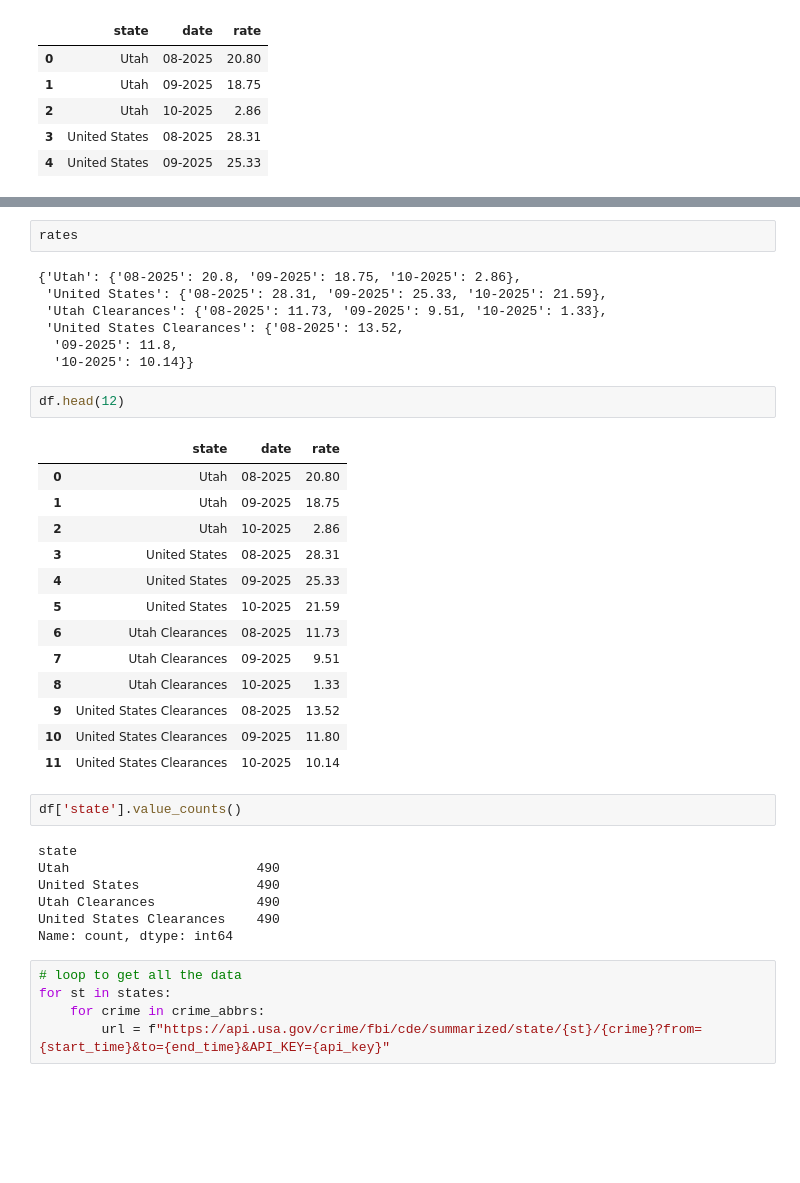
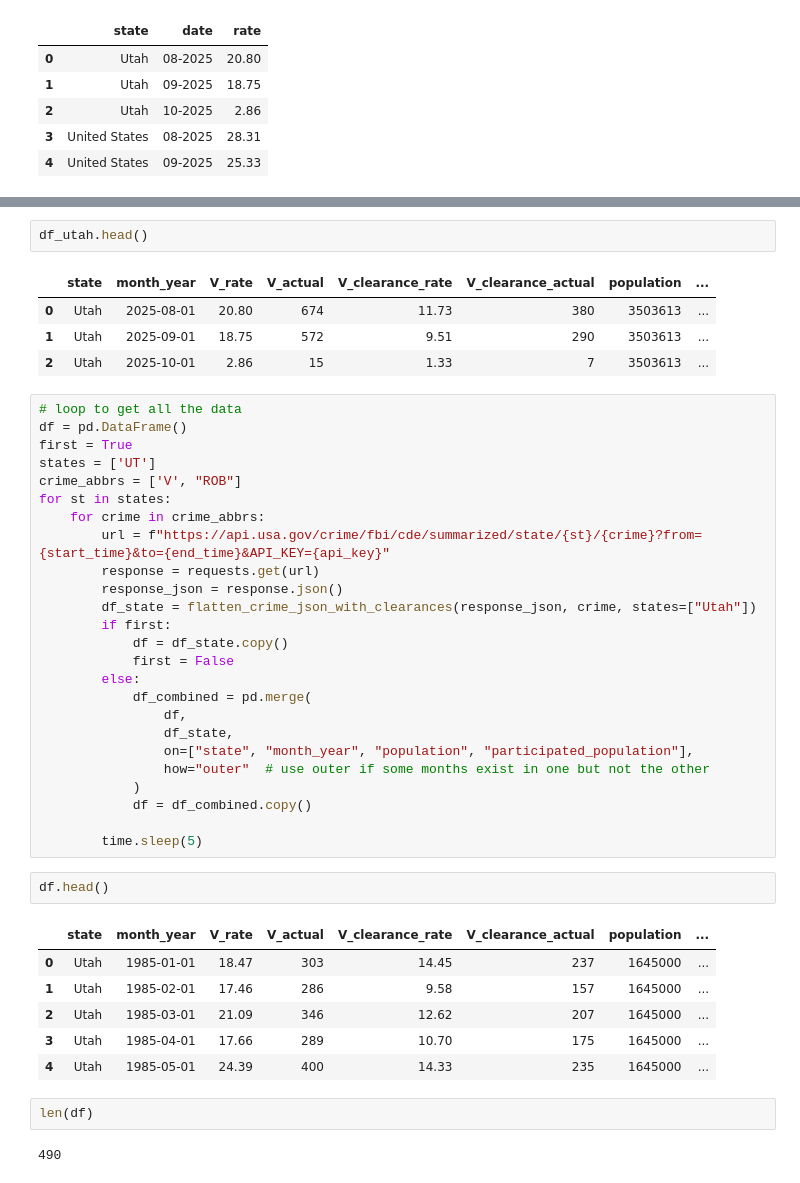
Before and after one commit to ThatTwoDude/Stat386_FinalProject_Streamlit_copy, a Jupyter notebook: GetFBIData.ipynb, the cells around one changed output, grey strips where cells are left out. Cells and saved outputs as stored; diff of their text form; blank space fills up the shorter version.

Commit message:
one state summarized data

```diff
--- a/GetFBIData.ipynb
+++ b/GetFBIData.ipynb
@@ -90,39 +143,45 @@ df.head()
 # %%
-rates
+df_utah.head()
 # %% [output]
-{'Utah': {'08-2025': 20.8, '09-2025': 18.75, '10-2025': 2.86},
- 'United States': {'08-2025': 28.31, '09-2025': 25.33, '10-2025': 21.59},
- 'Utah Clearances': {'08-2025': 11.73, '09-2025': 9.51, '10-2025': 1.33},
- 'United States Clearances': {'08-2025': 13.52,
-  '09-2025': 11.8,
-  '10-2025': 10.14}}
+|  | state | month_year | V_rate | V_actual | V_clearance_rate | V_clearance_actual | population | ... |
+| 0 | Utah | 2025-08-01 | 20.80 | 674 | 11.73 | 380 | 3503613 | ... |
+| 1 | Utah | 2025-09-01 | 18.75 | 572 | 9.51 | 290 | 3503613 | ... |
+| 2 | Utah | 2025-10-01 | 2.86 | 15 | 1.33 | 7 | 3503613 | ... |
-# %%
-df.head(12)
-# %% [output]
-|  | state | date | rate |
-| 0 | Utah | 08-2025 | 20.80 |
-| 1 | Utah | 09-2025 | 18.75 |
-| 2 | Utah | 10-2025 | 2.86 |
-| 3 | United States | 08-2025 | 28.31 |
-| 4 | United States | 09-2025 | 25.33 |
-| 5 | United States | 10-2025 | 21.59 |
-| 6 | Utah Clearances | 08-2025 | 11.73 |
-| 7 | Utah Clearances | 09-2025 | 9.51 |
-| 8 | Utah Clearances | 10-2025 | 1.33 |
-| 9 | United States Clearances | 08-2025 | 13.52 |
-| 10 | United States Clearances | 09-2025 | 11.80 |
-| 11 | United States Clearances | 10-2025 | 10.14 |
-# %%
-df['state'].value_counts()
-# %% [output]
-state
-Utah                        490
-United States               490
-Utah Clearances             490
-United States Clearances    490
-Name: count, dtype: int64
 # %%
 # loop to get all the data
+df = pd.DataFrame()
+first = True
+states = ['UT']
+crime_abbrs = ['V', "ROB"]
 for st in states:
     for crime in crime_abbrs:
         url = f"https://api.usa.gov/crime/fbi/cde/summarized/state/{st}/{crime}?from={start_time}&to={end_time}&API_KEY={api_key}"
+        response = requests.get(url)
+        response_json = response.json()
+        df_state = flatten_crime_json_with_clearances(response_json, crime, states=["Utah"])
+        if first:
+            df = df_state.copy()
+            first = False
+        else:
+            df_combined = pd.merge(
+                df,
+                df_state,
+                on=["state", "month_year", "population", "participated_population"],
+                how="outer"  # use outer if some months exist in one but not the other
+            )
+            df = df_combined.copy()
+
+        time.sleep(5)
+# %%
+df.head()
+# %% [output]
+|  | state | month_year | V_rate | V_actual | V_clearance_rate | V_clearance_actual | population | ... |
+| 0 | Utah | 1985-01-01 | 18.47 | 303 | 14.45 | 237 | 1645000 | ... |
+| 1 | Utah | 1985-02-01 | 17.46 | 286 | 9.58 | 157 | 1645000 | ... |
+| 2 | Utah | 1985-03-01 | 21.09 | 346 | 12.62 | 207 | 1645000 | ... |
+| 3 | Utah | 1985-04-01 | 17.66 | 289 | 10.70 | 175 | 1645000 | ... |
+| 4 | Utah | 1985-05-01 | 24.39 | 400 | 14.33 | 235 | 1645000 | ... |
+# %%
+len(df)
+# %% [output]
+490
```
Also changed, not shown: parts of 3 cells of this notebook.
